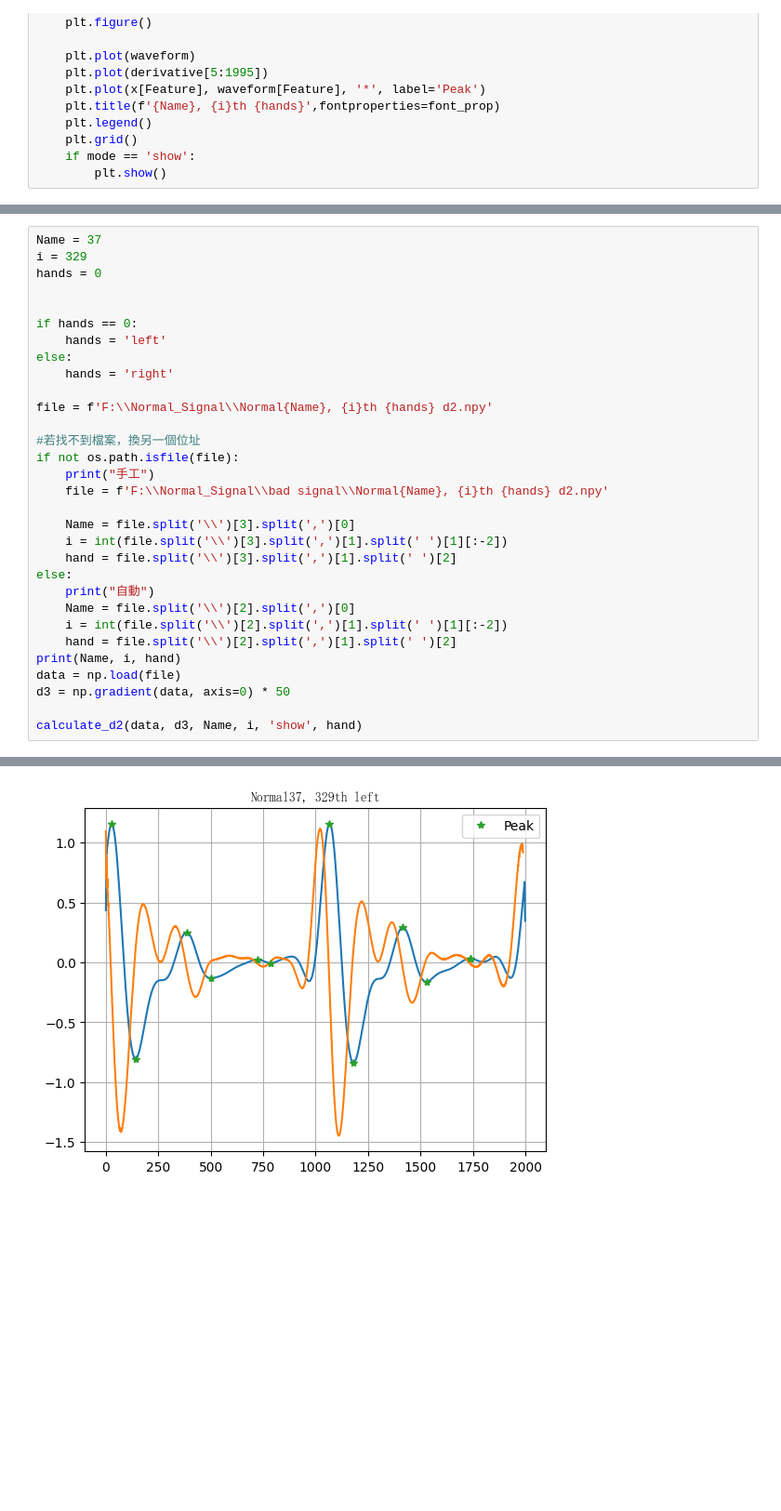
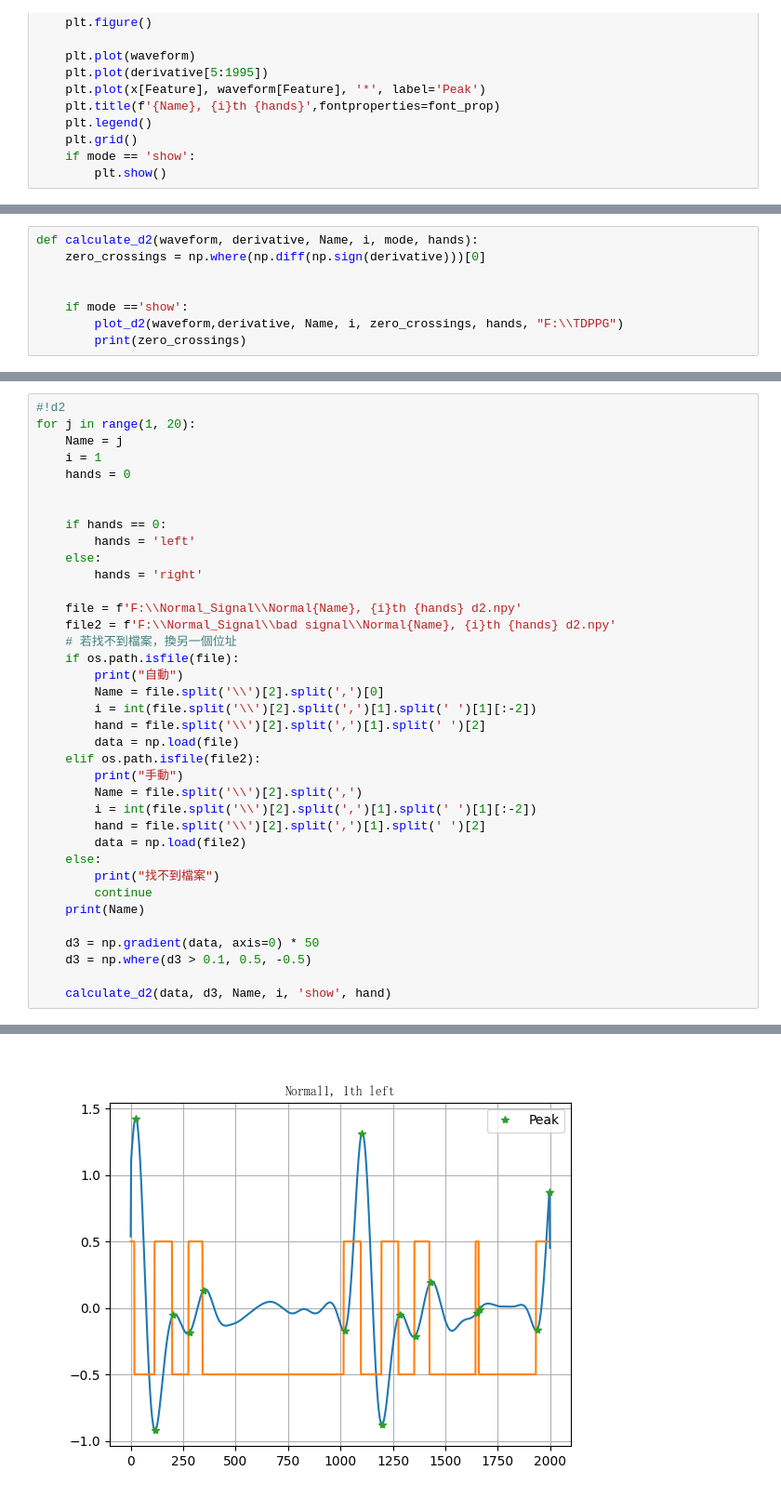
Before and after one commit to m11217045/PPG, a Jupyter notebook: checkfile.ipynb, the cells around one changed output, grey strips where cells are left out. Shown at 93% size. Cells and saved outputs as stored; diff of their text form; blank space fills up the shorter version.

Commit message:
test d1 function
finish file_path

```diff
--- a/checkfile.ipynb
+++ b/checkfile.ipynb
@@ -70,0 +57,8 @@ def calculate_d2(waveform, derivative, Name, i, mode, hands):
+# %%
+def calculate_d2(waveform, derivative, Name, i, mode, hands):
+    zero_crossings = np.where(np.diff(np.sign(derivative)))[0]
+
+
+    if mode =='show':
+        plot_d2(waveform,derivative, Name, i, zero_crossings, hands, "F:\\TDPPG")
+        print(zero_crossings)
@@ -71,33 +67,39 @@ def calculate_d2(waveform, derivative, Name, i, mode, hands):
 # %%
-Name = 37
-i = 329
-hands = 0
+#!d2
+for j in range(1, 20):
+    Name = j
+    i = 1
+    hands = 0
 
 
-if hands == 0:
-    hands = 'left'
-else:
-    hands = 'right'
+    if hands == 0:
+        hands = 'left'
+    else:
+        hands = 'right'
 
-file = f'F:\\Normal_Signal\\Normal{Name}, {i}th {hands} d2.npy'
+    file = f'F:\\Normal_Signal\\Normal{Name}, {i}th {hands} d2.npy'
+    file2 = f'F:\\Normal_Signal\\bad signal\\Normal{Name}, {i}th {hands} d2.npy'
+    # 若找不到檔案，換另一個位址
+    if os.path.isfile(file):
+        print("自動")
+        Name = file.split('\\')[2].split(',')[0]
+        i = int(file.split('\\')[2].split(',')[1].split(' ')[1][:-2])
+        hand = file.split('\\')[2].split(',')[1].split(' ')[2]
+        data = np.load(file)
+    elif os.path.isfile(file2):
+        print("手動")
+        Name = file.split('\\')[2].split(',')
+        i = int(file.split('\\')[2].split(',')[1].split(' ')[1][:-2])
+        hand = file.split('\\')[2].split(',')[1].split(' ')[2]
+        data = np.load(file2)
+    else:
+        print("找不到檔案")
+        continue
+    print(Name)
 
-#若找不到檔案，換另一個位址
-if not os.path.isfile(file):
-    print("手工")
-    file = f'F:\\Normal_Signal\\bad signal\\Normal{Name}, {i}th {hands} d2.npy'
+    d3 = np.gradient(data, axis=0) * 50
+    d3 = np.where(d3 > 0.1, 0.5, -0.5)
 
-    Name = file.split('\\')[3].split(',')[0]
-    i = int(file.split('\\')[3].split(',')[1].split(' ')[1][:-2])
-    hand = file.split('\\')[3].split(',')[1].split(' ')[2]
-else:
-    print("自動")
-    Name = file.split('\\')[2].split(',')[0]
-    i = int(file.split('\\')[2].split(',')[1].split(' ')[1][:-2])
-    hand = file.split('\\')[2].split(',')[1].split(' ')[2]
-print(Name, i, hand)
-data = np.load(file)
-d3 = np.gradient(data, axis=0) * 50
-
-calculate_d2(data, d3, Name, i, 'show', hand)
+    calculate_d2(data, d3, Name, i, 'show', hand)
 # %% [output]
 自動
@@ -105 +107 @@ Normal37 329 left
-[figure, old version]
+[figure, new version]
```
Also changed, not shown: parts of 6 cells of this notebook, 1 other file.
